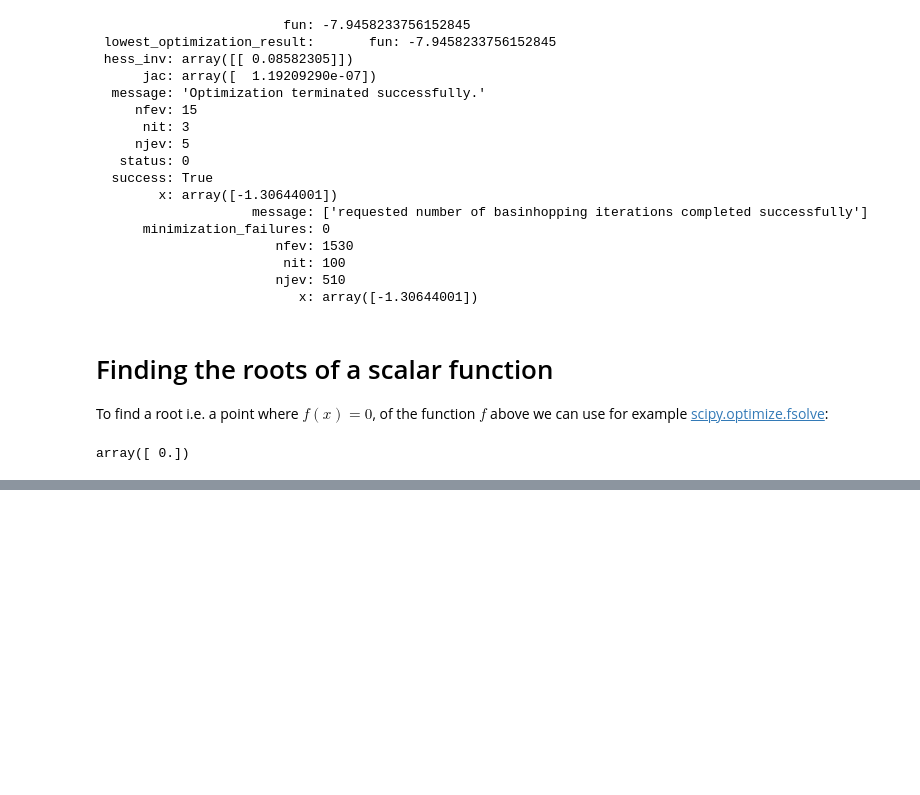
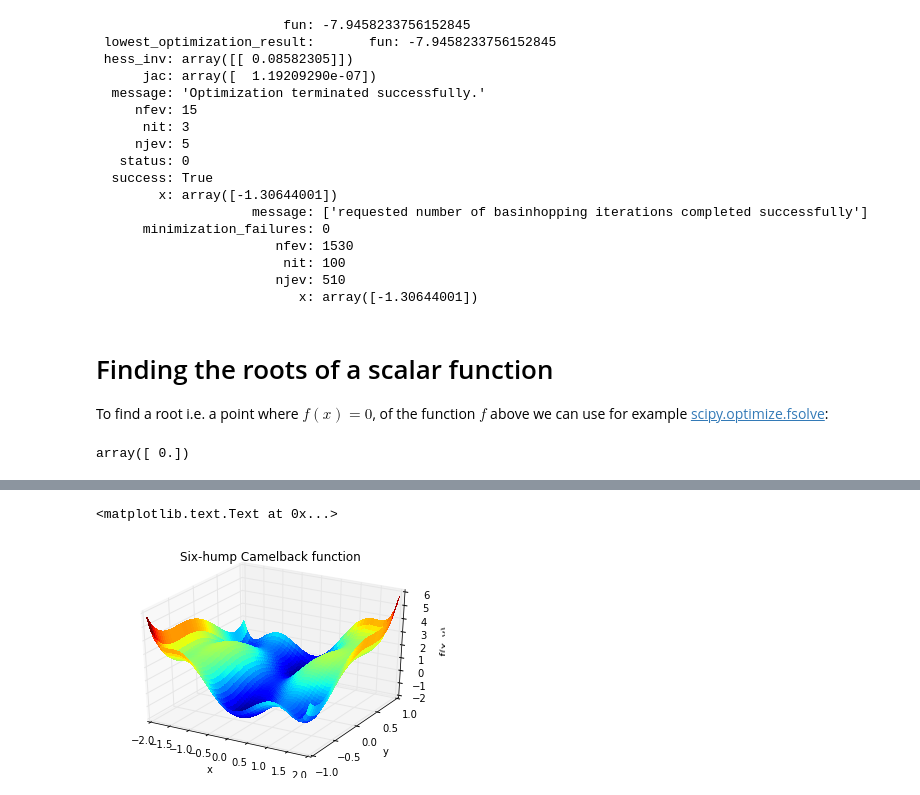
Before and after one commit to jorellano/HLSL, a Jupyter notebook: File input_output scipy.io.ipynb, the cells around one changed output, grey strips where cells are left out. Drawn from its saved outputs; the diff is of its cells as text; code cells hidden in the pictures; blank space fills up the shorter version.

```diff
--- a/File input_output scipy.io.ipynb
+++ b/File input_output scipy.io.ipynb
@@ -209,0 +286,31 @@ array([ 0.])
+# %%
+import numpy as np
+from scipy import optimize
+import matplotlib.pyplot as plt
+from mpl_toolkits.mplot3d import Axes3D
+
+
+def sixhump(x):
+    return (4 - 2.1*x[0]**2 + x[0]**4 / 3.) * x[0]**2 + x[0] * x[1] + (-4 + \
+        4*x[1]**2) * x[1] **2
+
+x = np.linspace(-2, 2)
+y = np.linspace(-1, 1)
+xg, yg = np.meshgrid(x, y)
+
+#plt.figure()  # simple visualization for use in tutorial
+#plt.imshow(sixhump([xg, yg]))
+#plt.colorbar()
+
+fig = plt.figure()
+ax = fig.add_subplot(111, projection='3d')
+surf = ax.plot_surface(xg, yg, sixhump([xg, yg]), rstride=1, cstride=1,
+                       cmap=plt.cm.jet, linewidth=0, antialiased=False)
+
+ax.set_xlabel('x')
+ax.set_ylabel('y')
+ax.set_zlabel('f(x, y)')
+ax.set_title('Six-hump Camelback function')
+# %% [output]
+<matplotlib.text.Text at 0x...>
+[figure, added]
```
Also changed, not shown: parts of 47 cells of this notebook, 5 other files.
